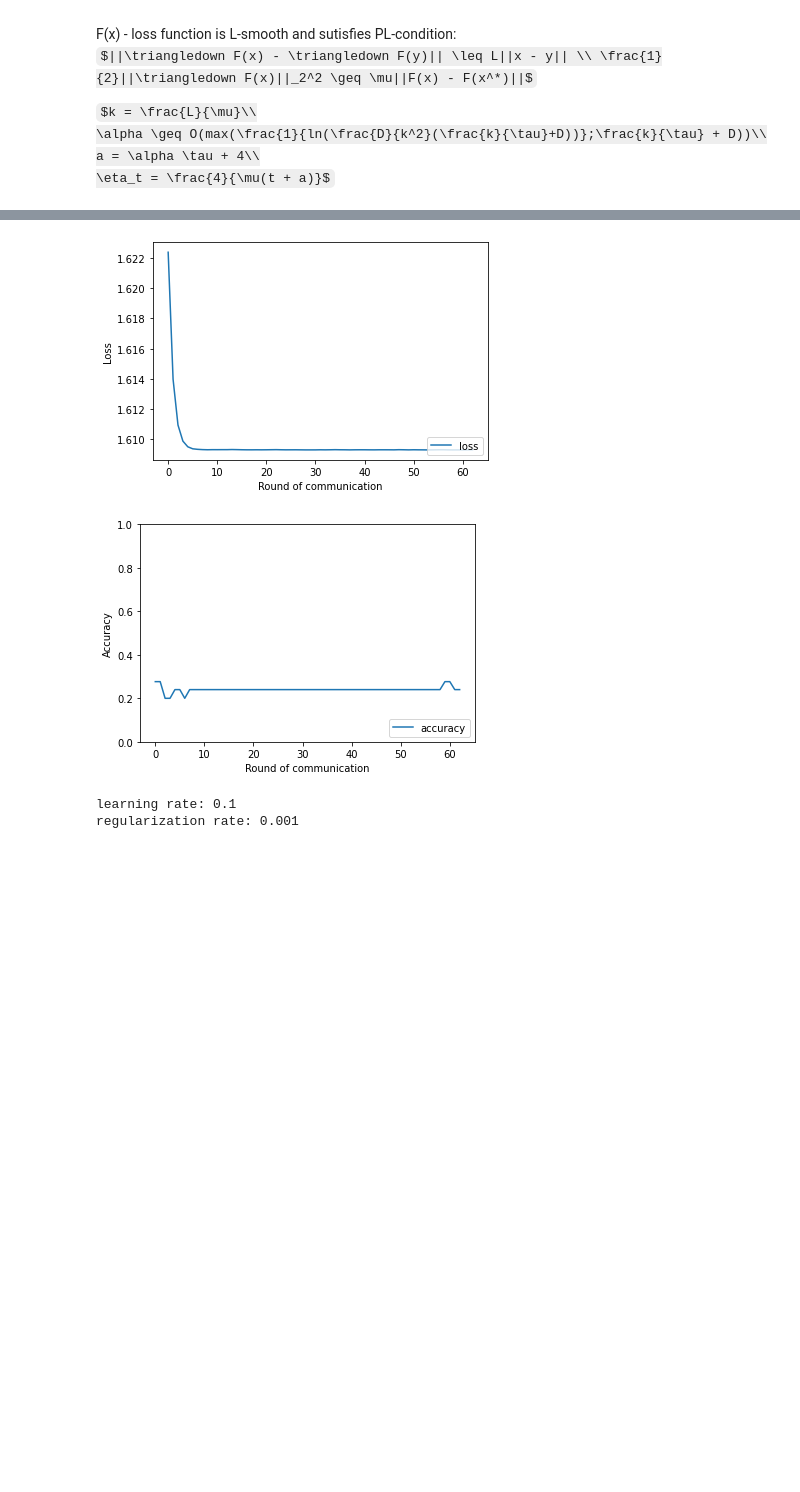
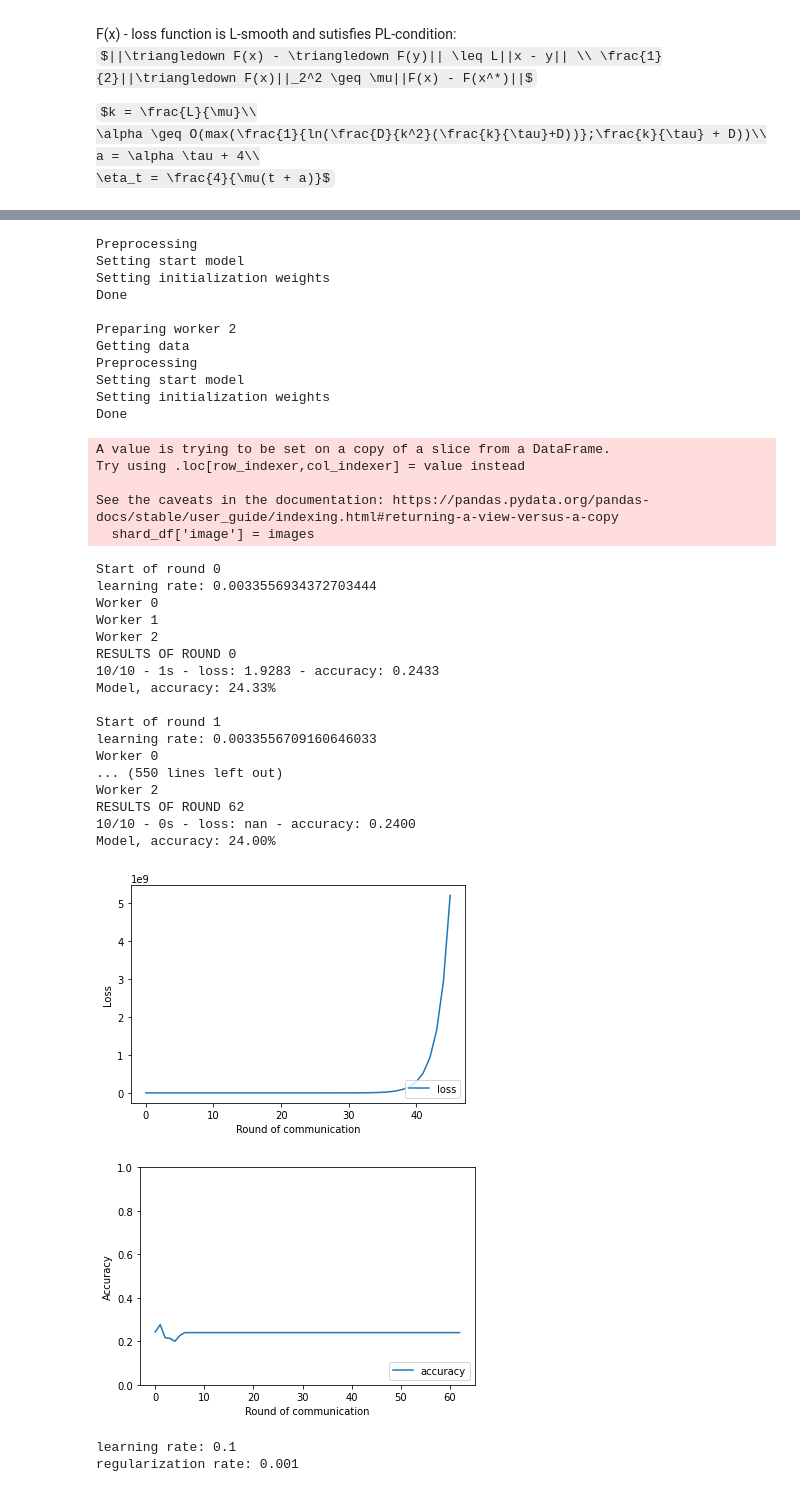
Before and after one commit to xekchansky/-ADA-LUPA-SGD-Image-Classification, a Jupyter notebook: main.ipynb, the cells around one changed output, grey strips where cells are left out. Drawn from its saved outputs; the diff is of its cells as text; code cells hidden in the pictures; some formulas as TeX source; blank space fills up the shorter version.

```diff
--- a/main.ipynb
+++ b/main.ipynb
@@ -71,8 +71,8 @@ local_updates = int((T**(2/3))/((num_workers*minibatch_size)**(1/3)))
 rounds = math.ceil(T / local_updates)
 
 
-L = 100
-Mu = 2
+L = 1000
+Mu = 0.001
 k = L/Mu #condition number
 alpha = max(1/math.log(data_size/(k**2) * (k/local_updates + data_size)), k/local_updates + data_size)
 a = alpha * local_updates + 4
@@ -116,5 +131,38 @@ Model, accuracy: 24.00%
+Preprocessing
+Setting start model
+Setting initialization weights
+Done
+
+Preparing worker 2
+Getting data
+Preprocessing
+Setting start model
+Setting initialization weights
+Done
+A value is trying to be set on a copy of a slice from a DataFrame.
+Try using .loc[row_indexer,col_indexer] = value instead
+
+See the caveats in the documentation: https://pandas.pydata.org/pandas-docs/stable/user_guide/indexing.html#returning-a-view-versus-a-copy
+  shard_df['image'] = images
+Start of round 0
+learning rate: 0.0033556934372703444
+Worker 0
+Worker 1
+Worker 2
+RESULTS OF ROUND 0
+10/10 - 1s - loss: 1.9283 - accuracy: 0.2433
+Model, accuracy: 24.33%
+
+Start of round 1
+learning rate: 0.0033556709160646033
+Worker 0
+... (550 lines left out)
+Worker 2
+RESULTS OF ROUND 62
+10/10 - 0s - loss: nan - accuracy: 0.2400
+Model, accuracy: 24.00%
-[figure, old version]
+[figure, new version]
-[figure, old version]
+[figure, new version]
 # %%
 #попытка подбора гиперпараметров
 
```
Also changed, not shown: parts of 1 cell of this notebook, 3 other files.
